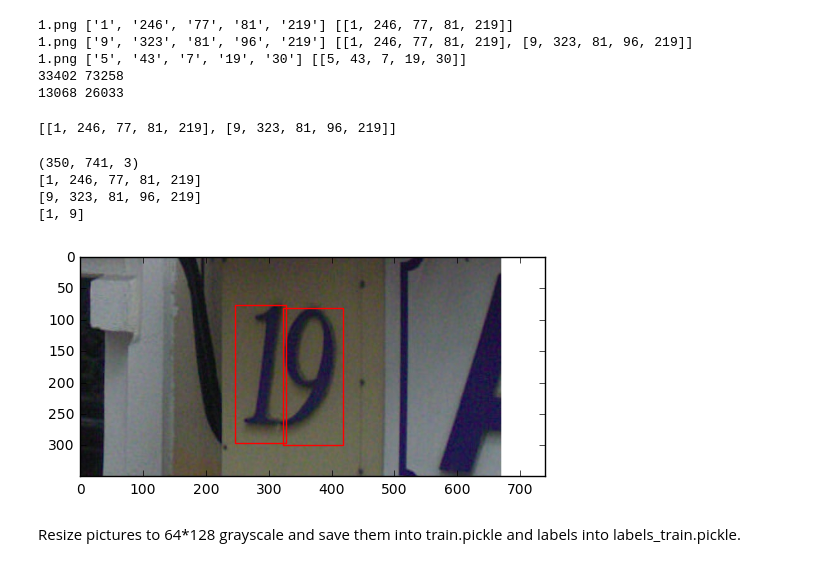
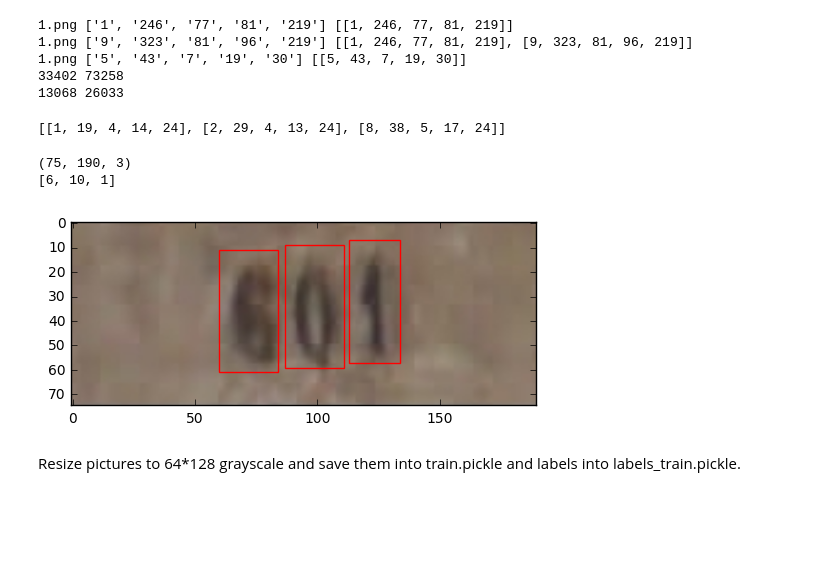
Before and after one commit to Logic4Twisted/SVHN, a Jupyter notebook: SVHN.ipynb, the cells around one changed output. Saved outputs shown, nothing was run; the diff lists cells and outputs as text; code cells hidden in the pictures; blank space fills up the shorter version.

```diff
--- a/SVHN.ipynb
+++ b/SVHN.ipynb
@@ -68,35 +69,33 @@ print (len(labels_test_data_dict), test_digits)
 33402 73258
 13068 26033
 # %%
-labels_train_data_dict['1.png']
+labels_train_data_dict['9.png']
 # %% [output]
-[[1, 246, 77, 81, 219], [9, 323, 81, 96, 219]]
+[[1, 19, 4, 14, 24], [2, 29, 4, 13, 24], [8, 38, 5, 17, 24]]
 # %%
-to_display = '1.png'
+to_display = '25.png'
 
 import matplotlib.patches as patches
 from PIL import Image
 
 im = np.array(Image.open(root_dir + '/data/train/' + to_display), dtype=np.uint8)
 # Create figure and axes
 fig,ax = plt.subplots(1)
 # Display the image
 ax.imshow(im)
 print (im.shape)
 for digit_loc in labels_train_data_dict[to_display]:
     # Create a Rectangle patch
-    print (digit_loc)
+    # print (digit_loc)
     rect = patches.Rectangle((digit_loc[1],digit_loc[2]),digit_loc[3],digit_loc[4],linewidth=1,edgecolor='r',facecolor='none')
     # Add the patch to the Axes
     ax.add_patch(rect)
 print ([d[0] for d in labels_train_data_dict[to_display]])
 plt.show()
 # %% [output]
-(350, 741, 3)
-[1, 246, 77, 81, 219]
-[9, 323, 81, 96, 219]
-[1, 9]
+(75, 190, 3)
+[6, 10, 1]
-[figure, old version]
+[figure, new version]
 # %% [markdown]
 Resize pictures to 64*128 grayscale and save them into train.pickle and labels into labels_train.pickle.
 # %%
```
Also changed, not shown: parts of 10 cells of this notebook, 1 other file.
